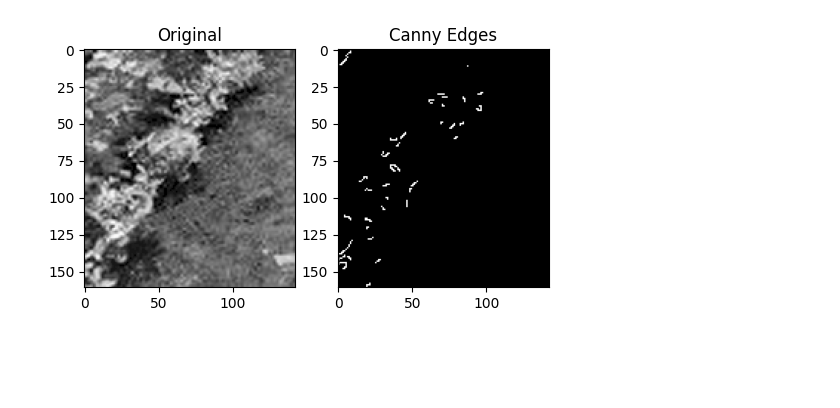
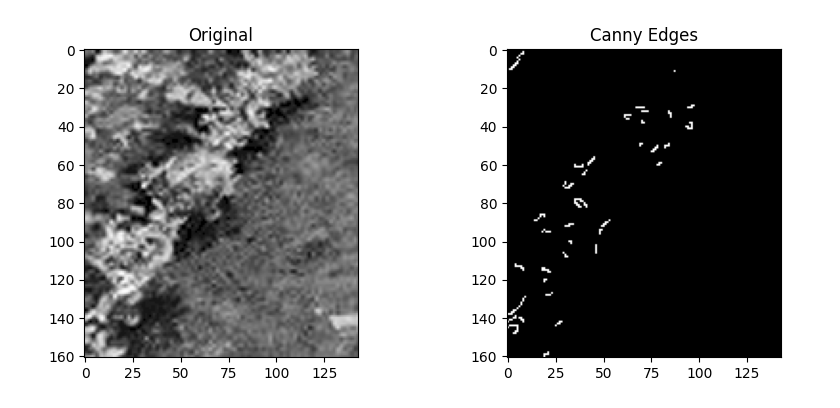
Before and after one commit to hmklahm/ET3112_Assignment02, a Jupyter notebook: crop_slope_estimation.ipynb, the cells around one changed output. Saved outputs shown, nothing was run; the diff lists cells and outputs as text; code cells hidden in the pictures; blank space fills up the shorter version.

```diff
--- a/crop_slope_estimation.ipynb
+++ b/crop_slope_estimation.ipynb
@@ -9,13 +9,13 @@ import matplotlib.pyplot as plt
 img = cv.imread('/content/1c.png', cv.IMREAD_GRAYSCALE)
 # %%
 edges = cv.Canny(img, 550, 690)
-plt.figure(figsize=(6,6))
+plt.figure(figsize=(10,4))
 plt.subplot(1,2,1)
 plt.imshow(img, cmap='gray')
 plt.title('Original')
 plt.subplot(1,2,2)
 plt.imshow(edges, cmap='gray')
 plt.title('Canny Edges')
 plt.show()
 # %% [output]
-[figure, old version]
+[figure, new version]
```
